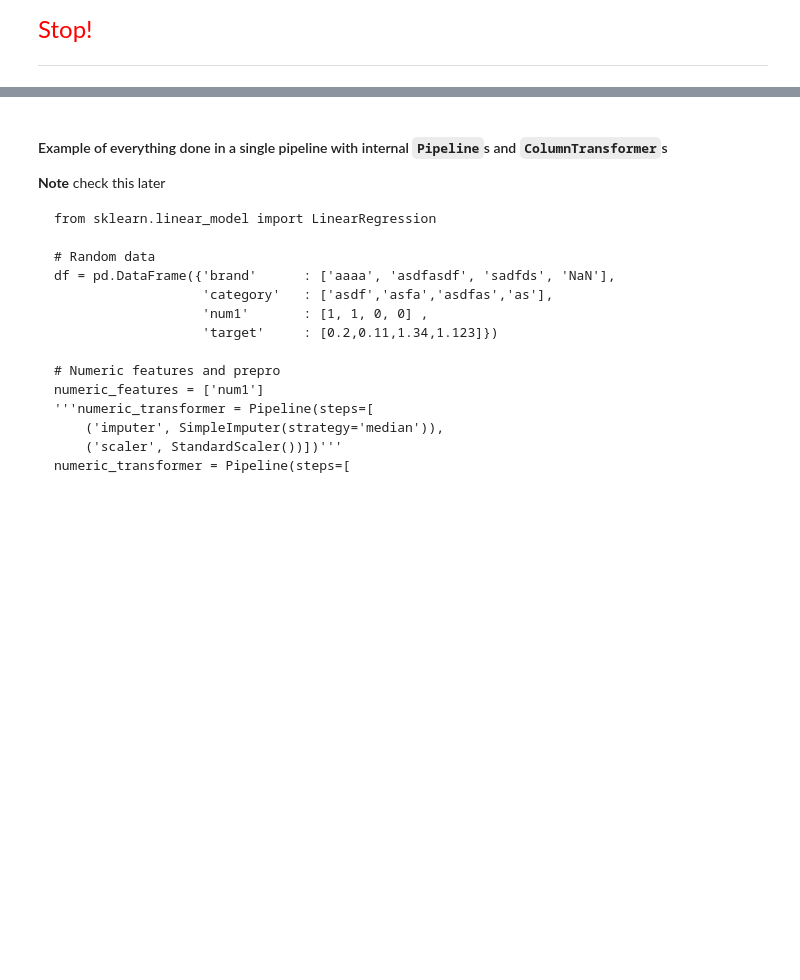
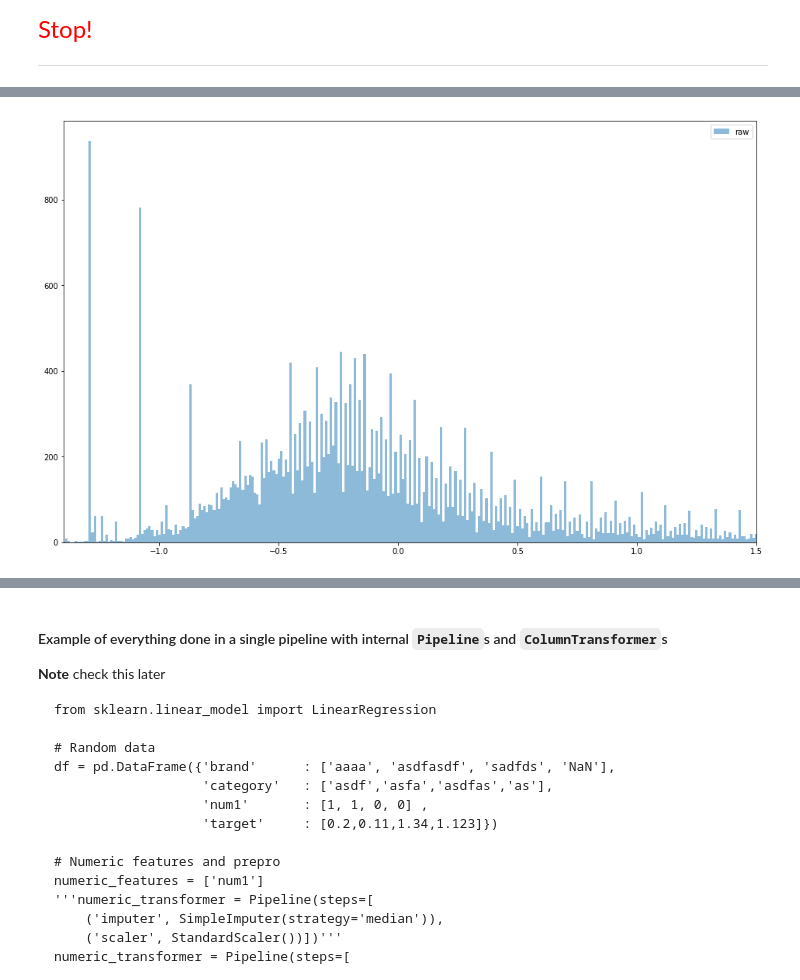
Before and after one commit to m-salewski/data-modeling-protocol, a Jupyter notebook: notebooks/modeling/sberbank_russian_housing__main.ipynb, the cells around one changed output, grey strips where cells are left out. Cells and saved outputs as stored; diff of their text form; code cells hidden in the pictures; blank space fills up the shorter version.

```diff
--- a/notebooks/modeling/sberbank_russian_housing__main.ipynb
+++ b/notebooks/modeling/sberbank_russian_housing__main.ipynb
@@ -519,0 +583,19 @@ ax[1].legend();
+# %%
+df_subarea = pd.read_csv('../../datasets/sberbank-russian-housing-market/train.csv', \
+                 infer_datetime_format=True, parse_dates=['timestamp'])[['id','sub_area', 'price_doc']]
+# %%
+stasca = StandardScaler()
+# %%
+df_subarea['scaled_price_doc'] = stasca.fit_transform(df_subarea.price_doc.values.reshape(-1,1))
+# %%
+bin_width = 0.01
+bins=np.arange(-2,12 + bin_width, bin_width)
+hist_dfsa_price_doc, _ = np.histogram(df_subarea.scaled_price_doc.values, bins=bins, density=False)
+
+fig, ax = plt.subplots(1,1,figsize=[16,10])
+#ax.bar( x=bins[:-1],height=hist_test, width=bin_width, label='test', alpha=0.5)
+ax.bar( x=bins[:-1],height=hist_dfsa_price_doc, width=bin_width, label='raw', alpha=0.5)
+ax.set_xlim(-1.4, 1.5)
+ax.legend();
+# %% [output]
+[figure, added]
```
Also changed, not shown: parts of 21 cells of this notebook, 1 other file.
